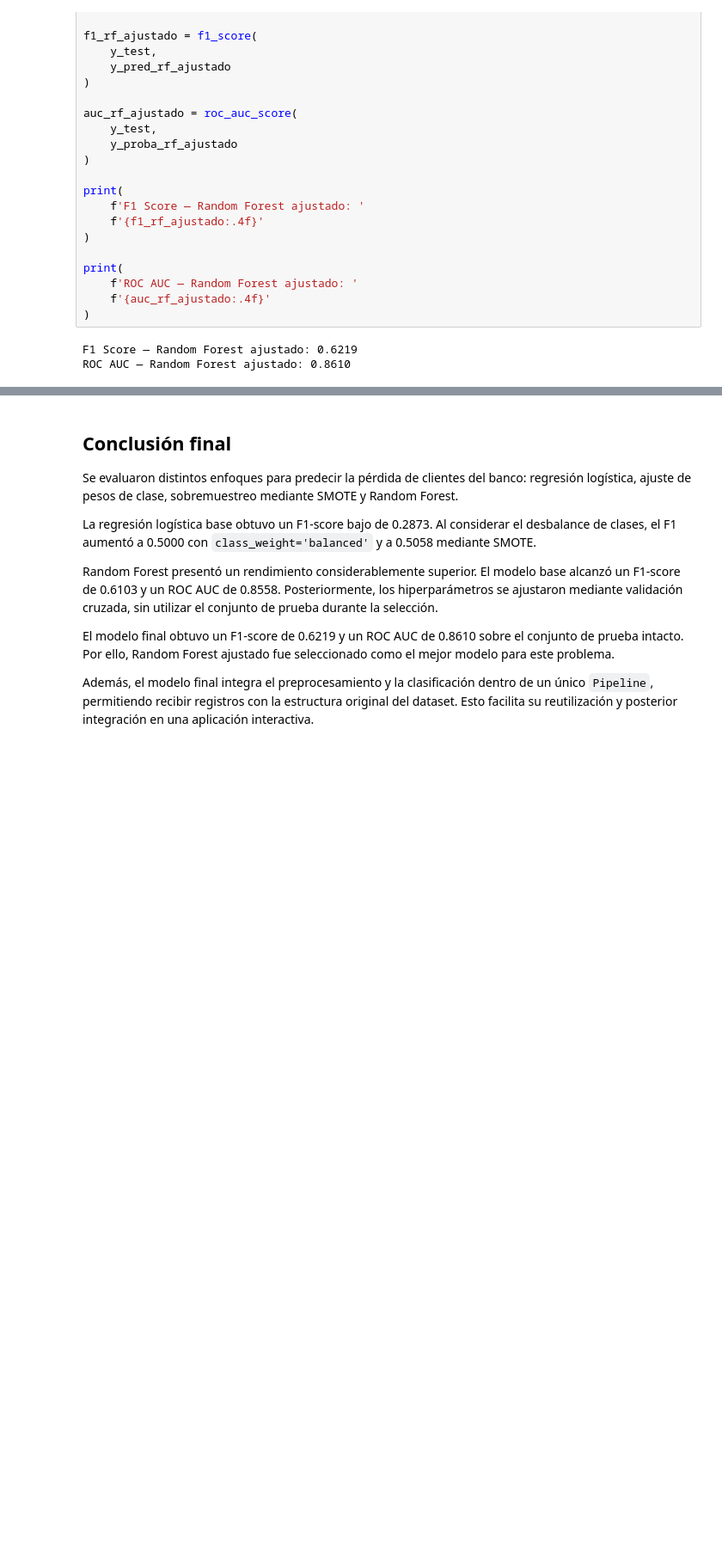
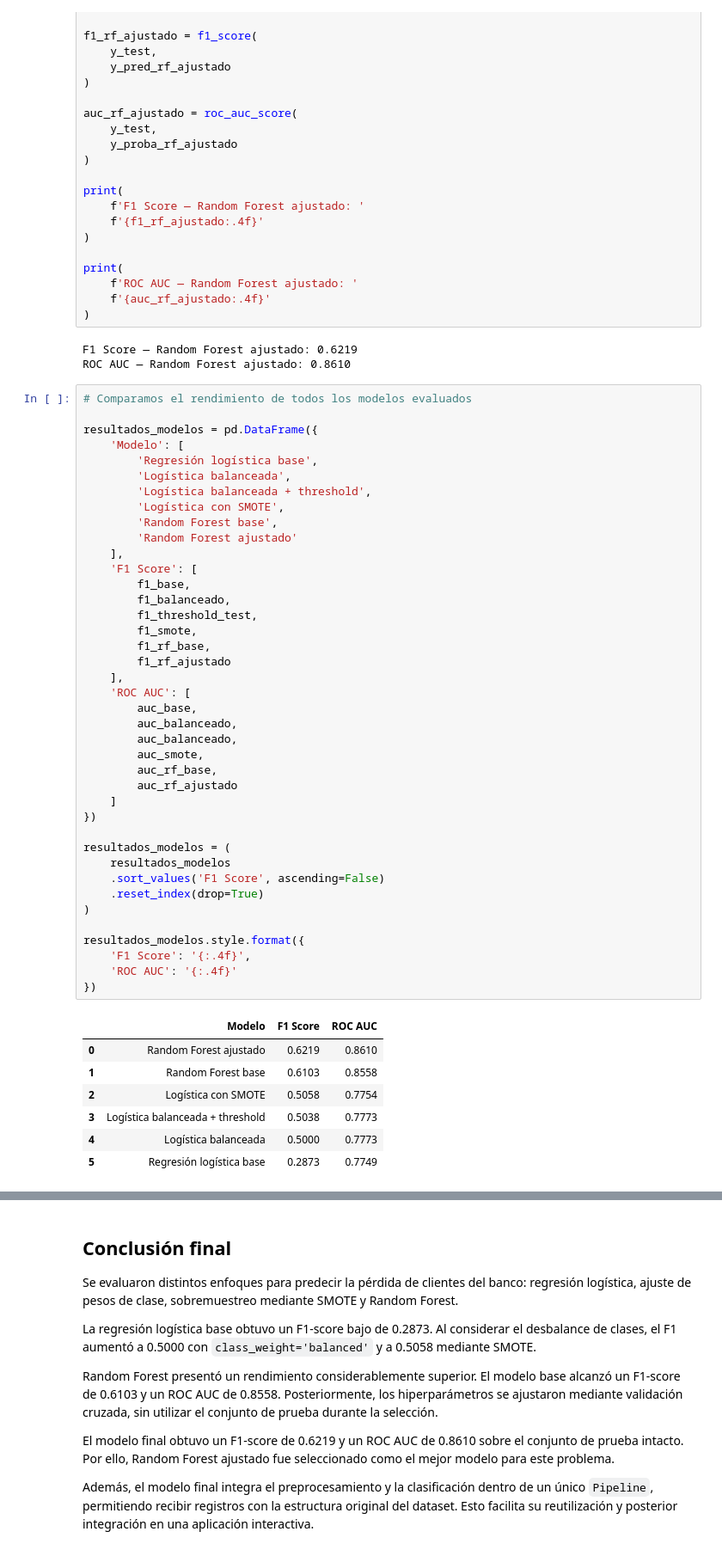
Before and after one commit to Dramatickev/Proyect_S11, a Jupyter notebook: notebooks/beta_bank_churn_analysis.ipynb, the cells around one changed output, grey strips where cells are left out. Shown at 86% size. Cells and saved outputs as stored; diff of their text form; blank space fills up the shorter version.

```diff
--- a/notebooks/beta_bank_churn_analysis.ipynb
+++ b/notebooks/beta_bank_churn_analysis.ipynb
@@ -562,3 +562,51 @@ print(
 # %% [output]
 F1 Score — Random Forest ajustado: 0.6219
 ROC AUC — Random Forest ajustado: 0.8610
+# %%
+# Comparamos el rendimiento de todos los modelos evaluados
+
+resultados_modelos = pd.DataFrame({
+    'Modelo': [
+        'Regresión logística base',
+        'Logística balanceada',
+        'Logística balanceada + threshold',
+        'Logística con SMOTE',
+        'Random Forest base',
+        'Random Forest ajustado'
+    ],
+    'F1 Score': [
+        f1_base,
+        f1_balanceado,
+        f1_threshold_test,
+        f1_smote,
+        f1_rf_base,
+        f1_rf_ajustado
+    ],
+    'ROC AUC': [
+        auc_base,
+        auc_balanceado,
+        auc_balanceado,
+        auc_smote,
+        auc_rf_base,
+        auc_rf_ajustado
+    ]
+})
+
+resultados_modelos = (
+    resultados_modelos
+    .sort_values('F1 Score', ascending=False)
+    .reset_index(drop=True)
+)
+
+resultados_modelos.style.format({
+    'F1 Score': '{:.4f}',
+    'ROC AUC': '{:.4f}'
+})
+# %% [output]
+|  | Modelo | F1 Score | ROC AUC |
+| 0 | Random Forest ajustado | 0.6219 | 0.8610 |
+| 1 | Random Forest base | 0.6103 | 0.8558 |
+| 2 | Logística con SMOTE | 0.5058 | 0.7754 |
+| 3 | Logística balanceada + threshold | 0.5038 | 0.7773 |
+| 4 | Logística balanceada | 0.5000 | 0.7773 |
+| 5 | Regresión logística base | 0.2873 | 0.7749 |
```
Also changed, not shown: parts of 1 cell of this notebook, 1 other file.
